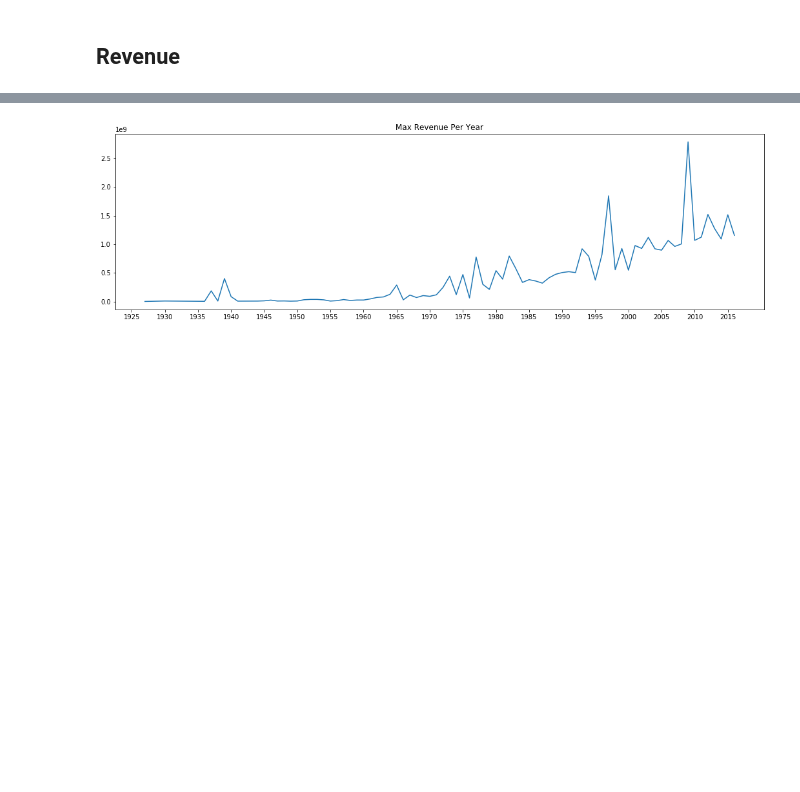
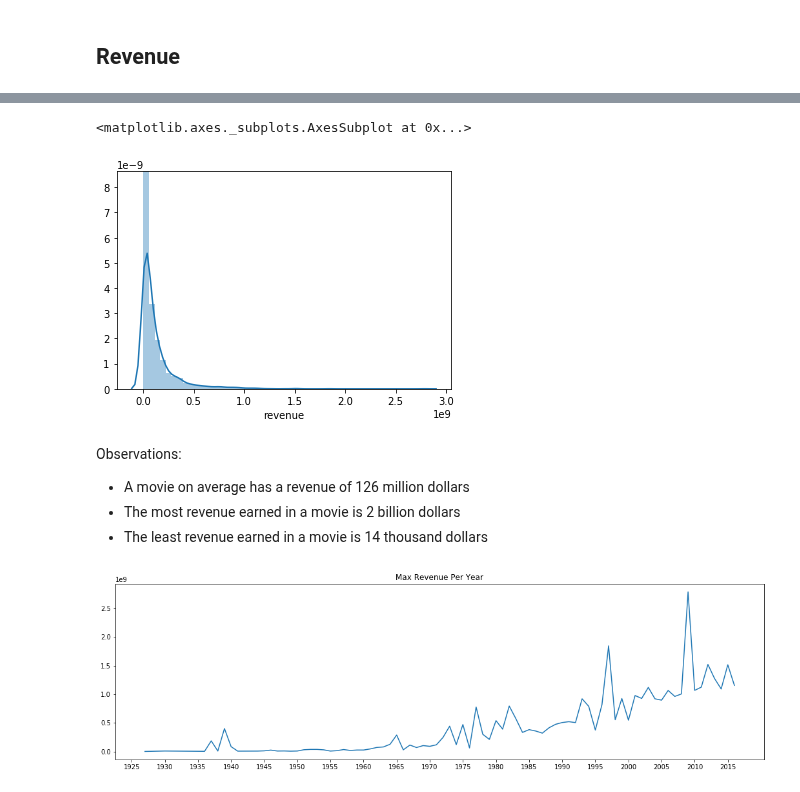
Before and after one commit to leyaof/movie-analysis, a Jupyter notebook: movie-analysis.ipynb, the cells around one changed output, grey strips where cells are left out. Drawn from its saved outputs; the diff is of its cells as text; code cells hidden in the pictures; blank space fills up the shorter version.

```diff
--- a/movie-analysis.ipynb
+++ b/movie-analysis.ipynb
@@ -275,3 +294,13 @@ figure.tight_layout()
+# %%
+sns.distplot(data2.revenue)
+# %% [output]
+<matplotlib.axes._subplots.AxesSubplot at 0x...>
+[figure, added]
+# %% [markdown]
+Observations:
+- A movie on average has a revenue of 126 million dollars
+- The most revenue earned in a movie is 2 billion dollars
+- The least revenue earned in a movie is 14 thousand dollars
 # %%
 revenue_data = (data2[data2['revenue'].notnull()][['revenue', 'year']]
                 .groupby('year')['revenue']
```
Also changed, not shown: parts of 43 cells of this notebook.
